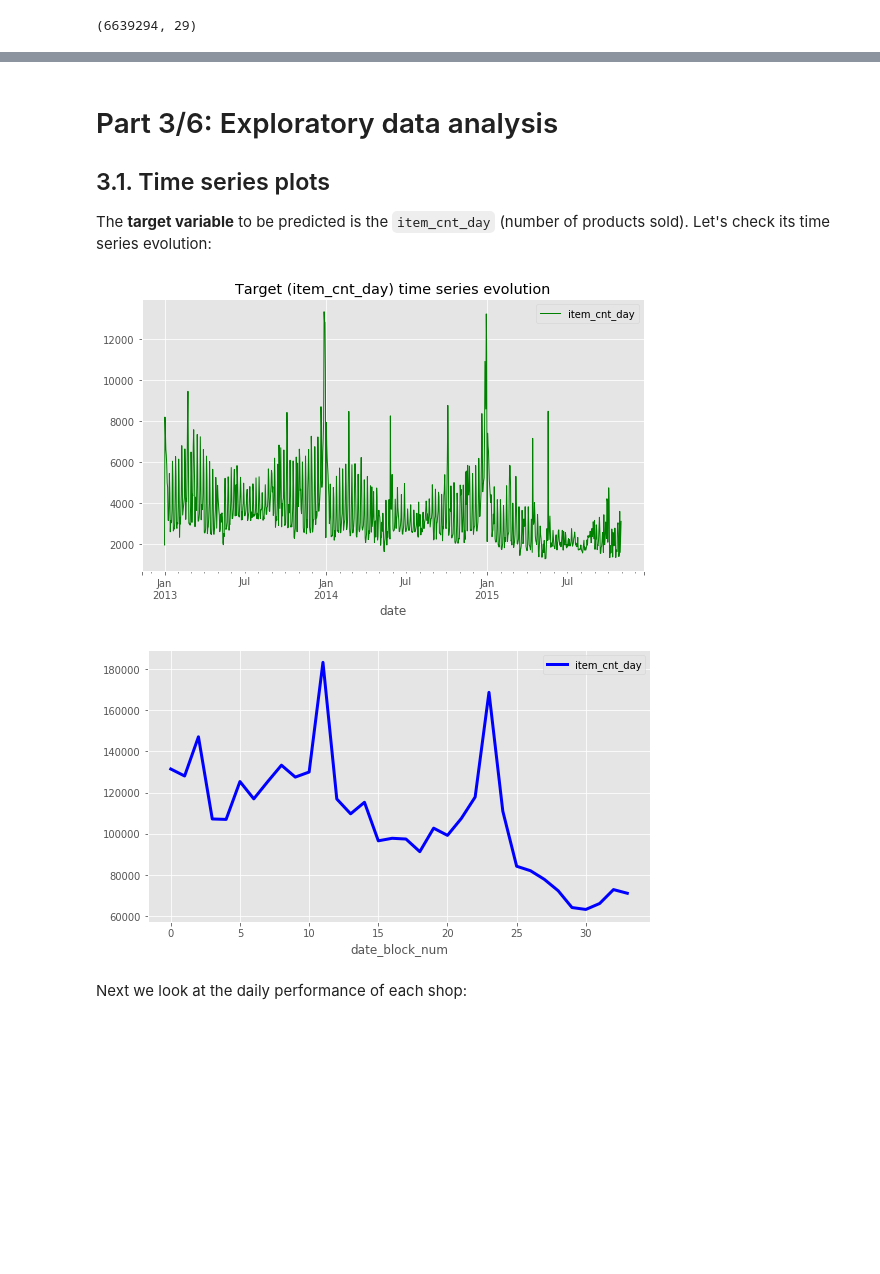
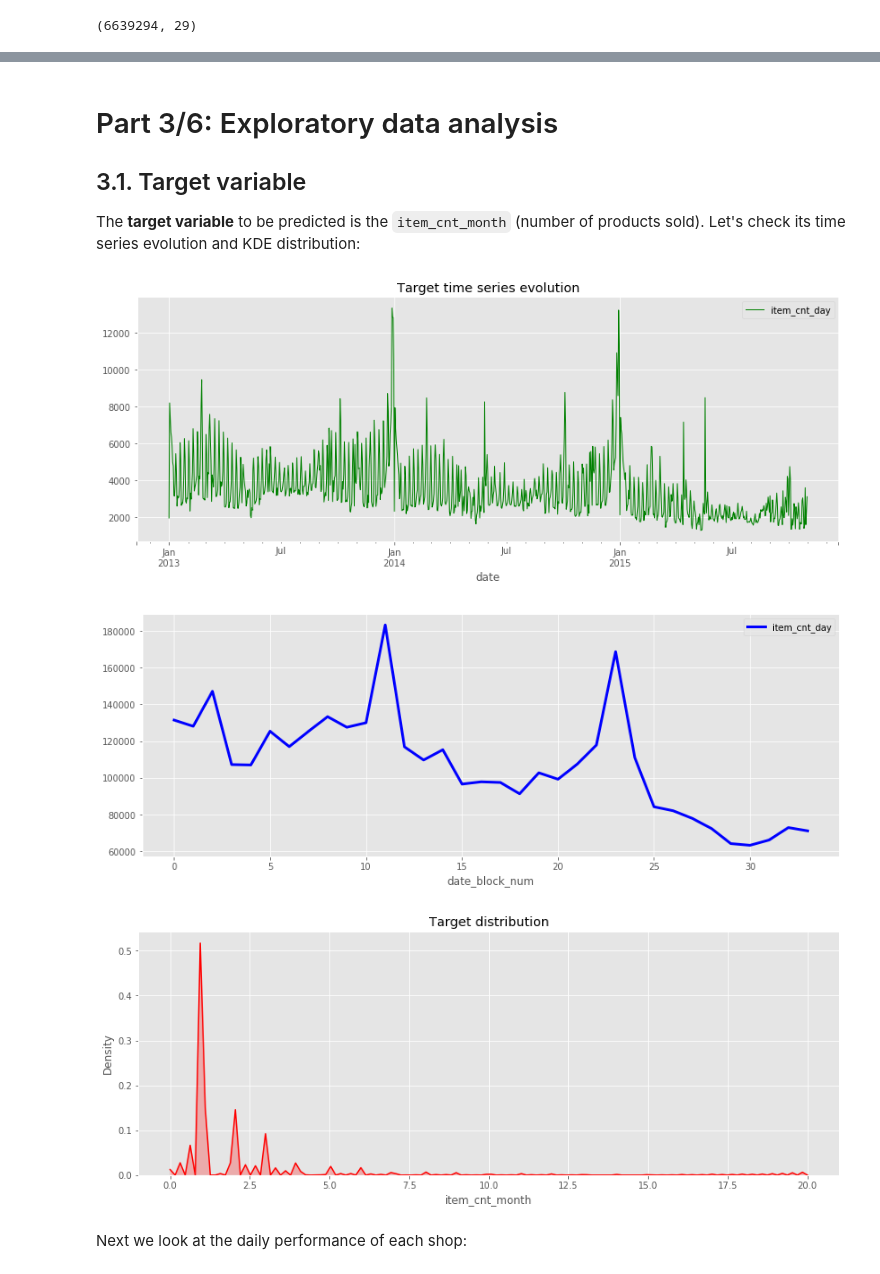
Before and after one commit to SJD1882/MOOC-Coursera-Advanced-Machine-Learning, a Jupyter notebook: 2 - How to Win a Data Science Competition/6 - Kaggle Competition Final Project/Assignment 6 - Kaggle Competition Final Project (Predict Future Sales).ipynb, the cells around one changed output, grey strips where cells are left out. Drawn from its saved outputs; the diff is of its cells as text; code cells hidden in the pictures; blank space fills up the shorter version.

```diff
--- a/2 - How to Win a Data Science Competition/6 - Kaggle Competition Final Project/Assignment 6 - Kaggle Competition Final Project (Predict Future Sales).ipynb
+++ b/2 - How to Win a Data Science Competition/6 - Kaggle Competition Final Project/Assignment 6 - Kaggle Competition Final Project (Predict Future Sales).ipynb
@@ -548,17 +543,25 @@ target = ['item_cnt_month']
 # %% [markdown]
 # Part 3/6: Exploratory data analysis
 
-## 3.1. Time series plots
+## 3.1. Target variable
 
-The **target variable** to be predicted is the `item_cnt_day` (number of products sold). Let's check its time series evolution:
+The **target variable** to be predicted is the `item_cnt_month` (number of products sold). Let's check its time series evolution and KDE distribution:
 # %%
 train['date'] = pd.to_datetime(train['date'], format="%d.%m.%Y")
-train.groupby('date').agg({'item_cnt_day': 'sum'}).plot(figsize=(9,5), title='Target (item_cnt_day) time series evolution', lw=1.0, color='green')
-train.groupby('date_block_num').agg({'item_cnt_day': 'sum'}).plot(figsize=(9,5), lw=3.0, color='blue')
+train.groupby('date').agg({'item_cnt_day': 'sum'}).plot(figsize=(14,5), title='Target time series evolution', lw=1.0, color='green')
+train.groupby('date_block_num').agg({'item_cnt_day': 'sum'}).plot(figsize=(14,5), lw=3.0, color='blue')
 plt.show()
+
+fig, ax = plt.subplots(figsize=(14,5))
+ax = sns.kdeplot(df['item_cnt_month'].values, shade=True, color="red", ax=ax)
+ax.set_xlabel('item_cnt_month')
+ax.set_ylabel('Density')
+ax.set_title('Target distribution')
+plt.show()
 # %% [output]
-[figure, old version]
+[figure, new version]
-[figure, old version]
+[figure, new version]
+[figure, added]
 # %% [markdown]
 Next we look at the daily performance of each shop:
 # %%
```
Also changed, not shown: parts of 86 cells of this notebook, 18 other files.
